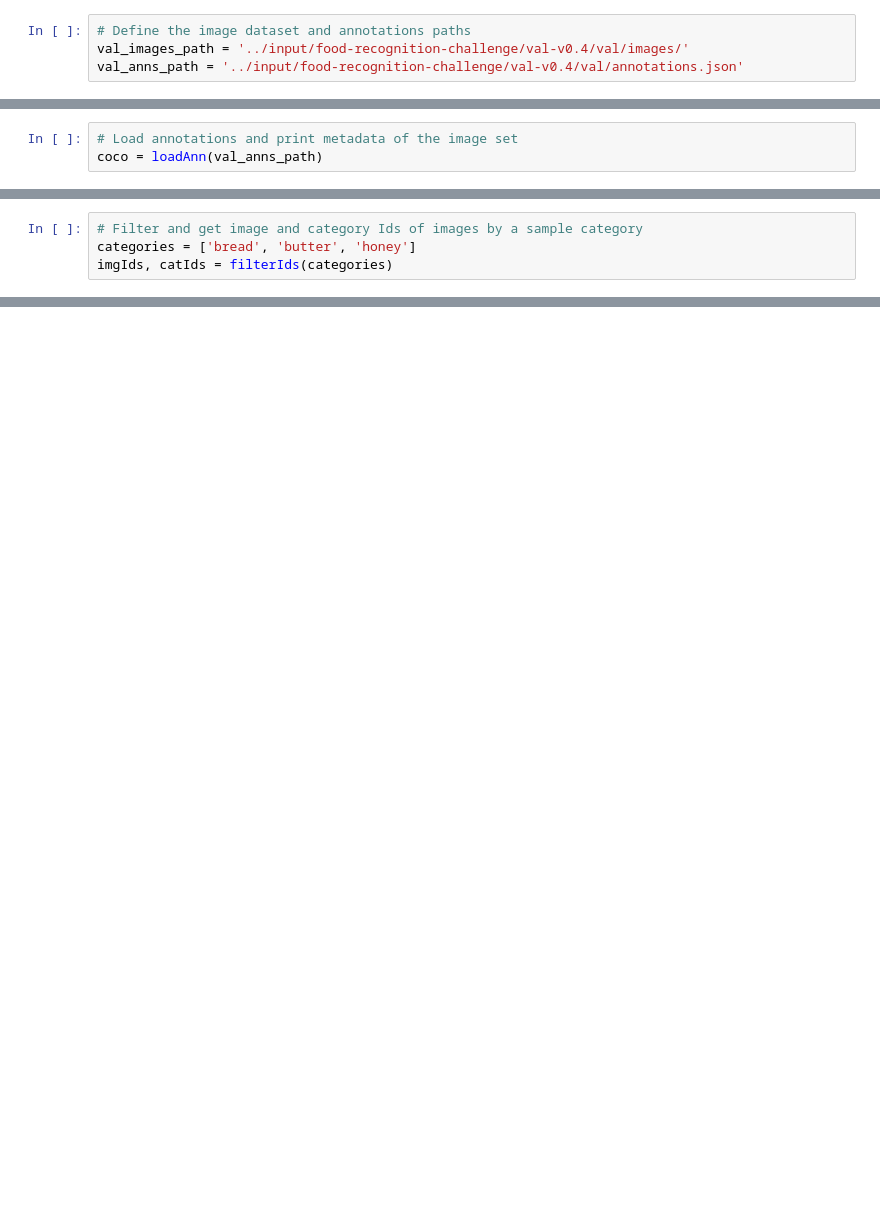
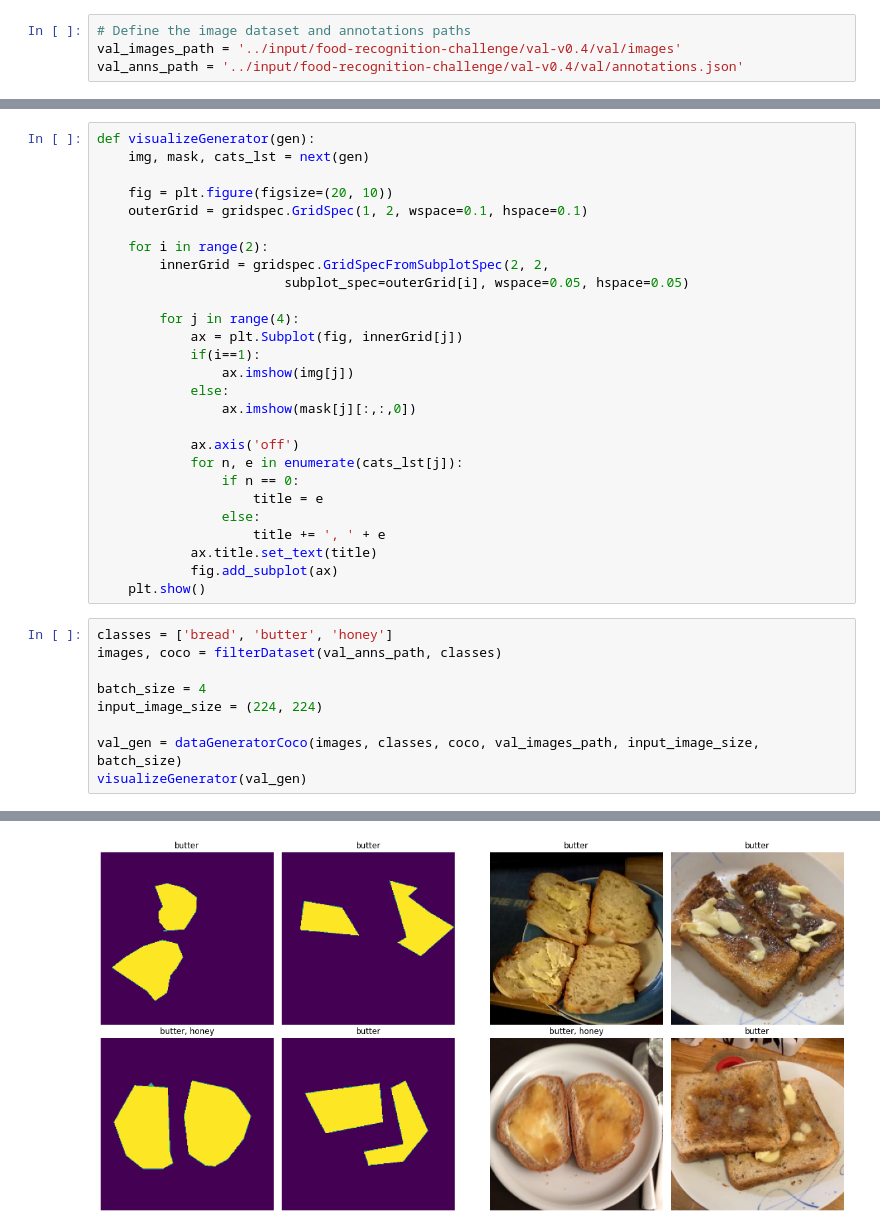
Before and after one commit to lucamarini22/food-recognition-challenge, a Jupyter notebook: food-recognition-challenge.ipynb, the cells around one changed output, grey strips where cells are left out. Cells and saved outputs as stored; diff of their text form; blank space fills up the shorter version.

```diff
--- a/food-recognition-challenge.ipynb
+++ b/food-recognition-challenge.ipynb
@@ -38,4 +36,4 @@ Link to website on guide to read the images with their annotations using the coc
 # %%
 # Define the image dataset and annotations paths
-val_images_path = '../input/food-recognition-challenge/val-v0.4/val/images/'
+val_images_path = '../input/food-recognition-challenge/val-v0.4/val/images'
 val_anns_path = '../input/food-recognition-challenge/val-v0.4/val/annotations.json'
@@ -62,3 +39,0 @@ def loadAnn(path):
-# %%
-# Load annotations and print metadata of the image set
-coco = loadAnn(val_anns_path)
@@ -91,4 +39,0 @@ def filterIds(classes):
-# %%
-# Filter and get image and category Ids of images by a sample category
-categories = ['bread', 'butter', 'honey']
-imgIds, catIds = filterIds(categories)
@@ -128,0 +138,37 @@ Sample image of ID: 89255
+# %%
+def visualizeGenerator(gen):
+    img, mask, cats_lst = next(gen)
+
+    fig = plt.figure(figsize=(20, 10))
+    outerGrid = gridspec.GridSpec(1, 2, wspace=0.1, hspace=0.1)
+
+    for i in range(2):
+        innerGrid = gridspec.GridSpecFromSubplotSpec(2, 2,
+                        subplot_spec=outerGrid[i], wspace=0.05, hspace=0.05)
+
+        for j in range(4):
+            ax = plt.Subplot(fig, innerGrid[j])
+            if(i==1):
+                ax.imshow(img[j])
+            else:
+                ax.imshow(mask[j][:,:,0])
+
+            ax.axis('off')
+            for n, e in enumerate(cats_lst[j]):
+                if n == 0:
+                    title = e
+                else:
+                    title += ', ' + e
+            ax.title.set_text(title)
+            fig.add_subplot(ax)
+    plt.show()
+# %%
+classes = ['bread', 'butter', 'honey']
+images, coco = filterDataset(val_anns_path, classes)
+
+batch_size = 4
+input_image_size = (224, 224)
+
+val_gen = dataGeneratorCoco(images, classes, coco, val_images_path, input_image_size, batch_size)
+visualizeGenerator(val_gen)
+# %% [output]
@@ -128,0 +181 @@ Sample image of ID: 89255
+[figure, added]
```
Also changed, not shown: parts of 14 cells of this notebook.
